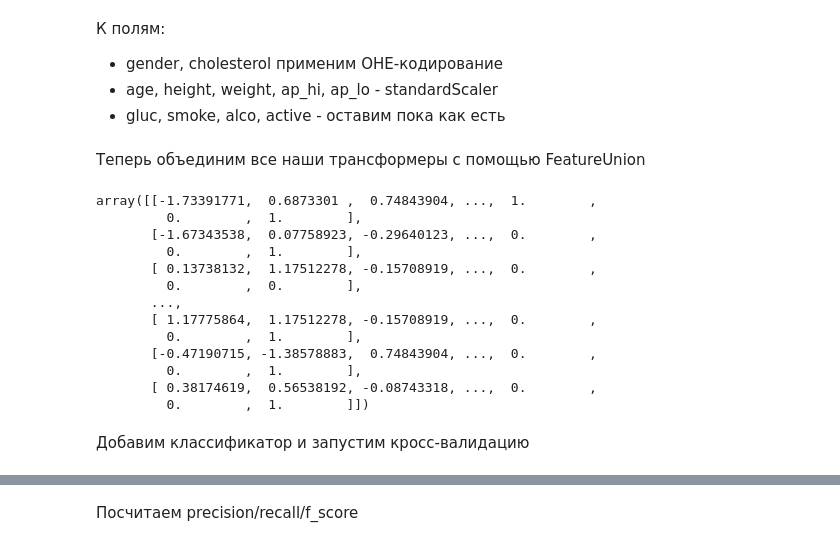
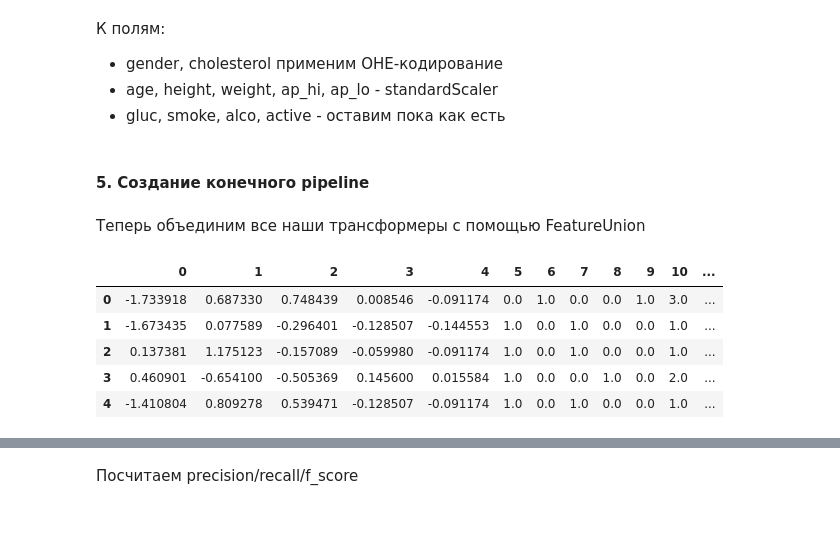
Before and after one commit to alex-chin/gb_business, a Jupyter notebook: homeworks/home03/home03.ipynb, the cells around one changed output, grey strips where cells are left out. Saved outputs shown, nothing was run; the diff lists cells and outputs as text; code cells hidden in the pictures; blank space fills up the shorter version.

```diff
--- a/homeworks/home03/home03.ipynb
+++ b/homeworks/home03/home03.ipynb
@@ -163,25 +210,19 @@ for base_col in base_cols:
+# %% [markdown]
+#### 5. Создание конечного pipeline
 # %% [markdown]
 Теперь объединим все наши трансформеры с помощью FeatureUnion
 # %%
 from sklearn.pipeline import FeatureUnion
 
-feats = FeatureUnion(continuos_transformers+cat_transformers+base_transformers)
+feats = FeatureUnion(continuos_transformers + cat_transformers + base_transformers)
 feature_processing = Pipeline([('feats', feats)])
 
-feature_processing.fit_transform(X_train)
+ft = feature_processing.fit_transform(X_train)
+pd.DataFrame(ft).head(5)
 # %% [output]
-array([[-1.73391771,  0.6873301 ,  0.74843904, ...,  1.        ,
-         0.        ,  1.        ],
-       [-1.67343538,  0.07758923, -0.29640123, ...,  0.        ,
-         0.        ,  1.        ],
-       [ 0.13738132,  1.17512278, -0.15708919, ...,  0.        ,
-         0.        ,  0.        ],
-       ...,
-       [ 1.17775864,  1.17512278, -0.15708919, ...,  0.        ,
-         0.        ,  1.        ],
-       [-0.47190715, -1.38578883,  0.74843904, ...,  0.        ,
-         0.        ,  1.        ],
-       [ 0.38174619,  0.56538192, -0.08743318, ...,  0.        ,
-         0.        ,  1.        ]])
+|  | 0 | 1 | 2 | 3 | 4 | 5 | 6 | 7 | 8 | 9 | 10 | ... |
+| 0 | -1.733918 | 0.687330 | 0.748439 | 0.008546 | -0.091174 | 0.0 | 1.0 | 0.0 | 0.0 | 1.0 | 3.0 | ... |
+| 1 | -1.673435 | 0.077589 | -0.296401 | -0.128507 | -0.144553 | 1.0 | 0.0 | 1.0 | 0.0 | 0.0 | 1.0 | ... |
+| 2 | 0.137381 | 1.175123 | -0.157089 | -0.059980 | -0.091174 | 1.0 | 0.0 | 1.0 | 0.0 | 0.0 | 1.0 | ... |
+| 3 | 0.460901 | -0.654100 | -0.505369 | 0.145600 | 0.015584 | 1.0 | 0.0 | 0.0 | 1.0 | 0.0 | 2.0 | ... |
+| 4 | -1.410804 | 0.809278 | 0.539471 | -0.128507 | -0.091174 | 1.0 | 0.0 | 1.0 | 0.0 | 0.0 | 1.0 | ... |
-# %% [markdown]
-Добавим классификатор и запустим кросс-валидацию
```
Also changed, not shown: parts of 34 cells of this notebook.
